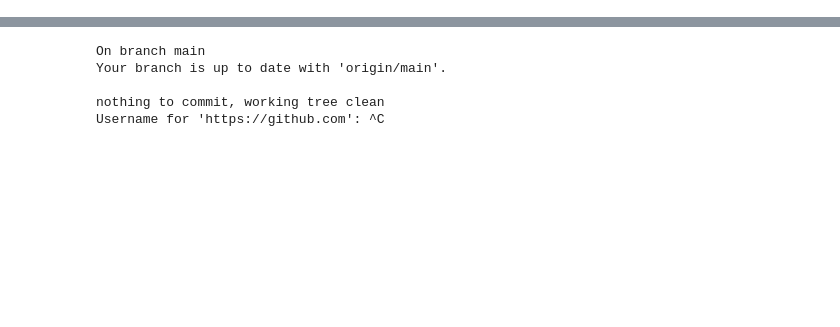
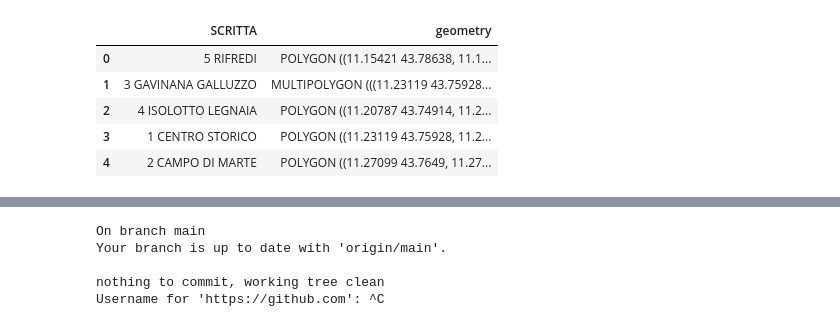
Before and after one commit to clelia-p/geospatial_analysis, a Jupyter notebook: project.ipynb, the cells around one changed output, grey strips where cells are left out. Saved outputs shown, nothing was run; the diff lists cells and outputs as text; code cells hidden in the pictures; blank space fills up the shorter version.

```diff
--- a/project.ipynb
+++ b/project.ipynb
@@ -52,0 +96,10 @@ sudo: a password is required
+# %%
+#check the data
+quartieri.head()
+# %% [output]
+|  | SCRITTA | geometry |
+| 0 | 5 RIFREDI | POLYGON ((11.15421 43.78638, 11.1... |
+| 1 | 3 GAVINANA GALLUZZO | MULTIPOLYGON (((11.23119 43.75928... |
+| 2 | 4 ISOLOTTO LEGNAIA | POLYGON ((11.20787 43.74914, 11.2... |
+| 3 | 1 CENTRO STORICO | POLYGON ((11.23119 43.75928, 11.2... |
+| 4 | 2 CAMPO DI MARTE | POLYGON ((11.27099 43.7649, 11.27... |
```
Also changed, not shown: parts of 10 cells of this notebook, 48 other files.
